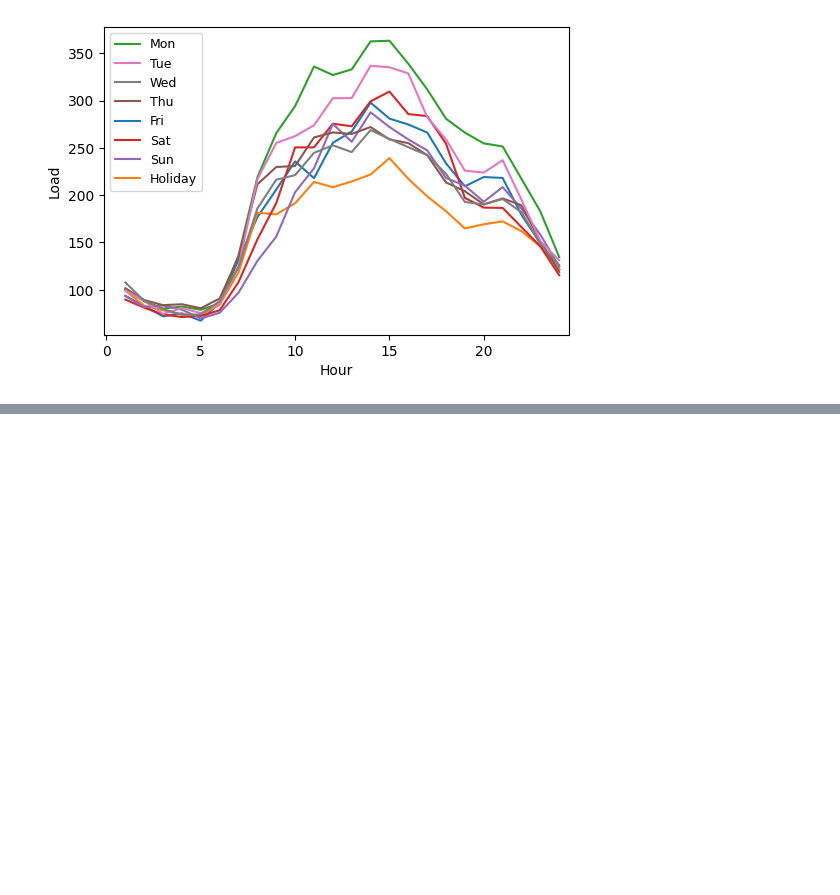
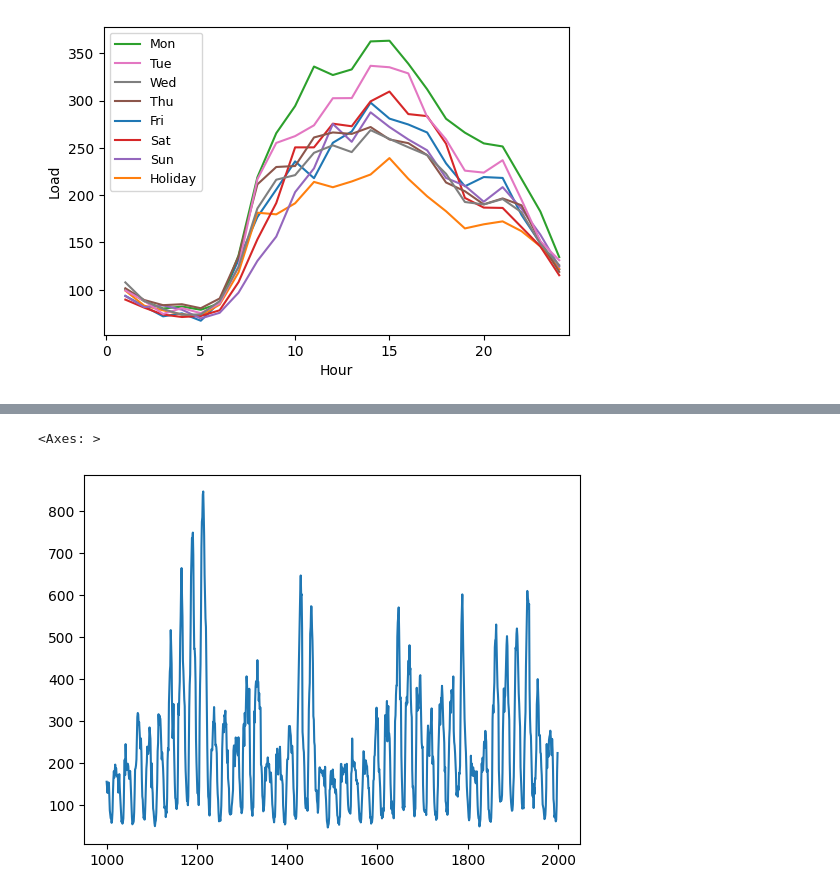
Before and after one commit to jkompan/microgrid, a Jupyter notebook: 1-microgrid-TX-analysis.ipynb, the cells around one changed output, grey strips where cells are left out. Drawn from its saved outputs; the diff is of its cells as text; code cells hidden in the pictures; blank space fills up the shorter version.

```diff
--- a/1-microgrid-TX-analysis.ipynb
+++ b/1-microgrid-TX-analysis.ipynb
@@ -112,3 +122,5 @@ plt.xlim(xmax=24.5)
 plt.show()
 # %% [output]
 [figure]
+# %%
+df2 = df.iloc[1450:2000,:]
@@ -114,0 +145,5 @@ plt.show()
+# %%
+df2['Load'].plot()
+# %% [output]
+<Axes: >
+[figure, added]
```
Also changed, not shown: parts of 8 cells of this notebook, 3 other files.
